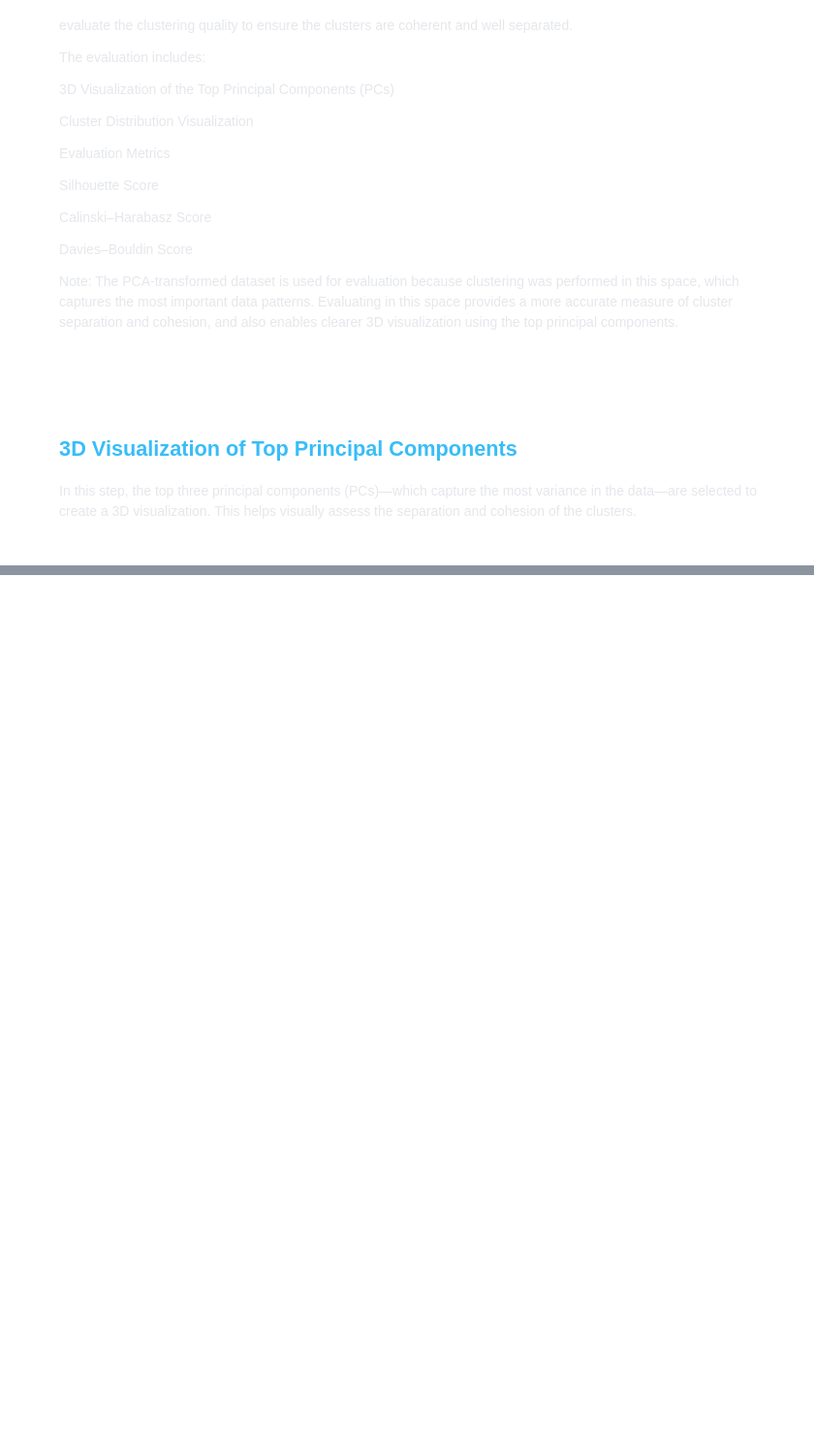
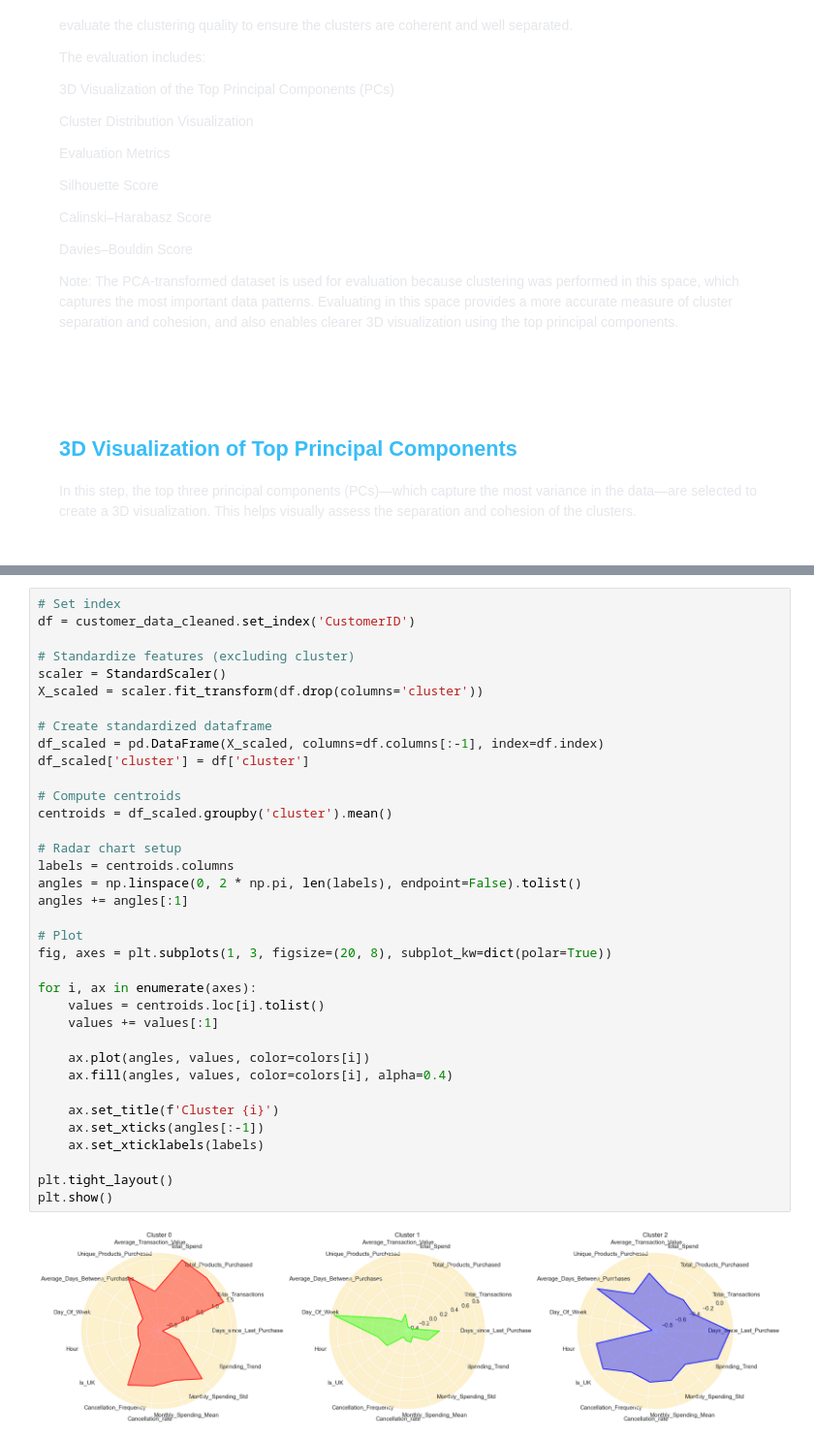
Before and after one commit to jossycm17/Recommendation-system, a Jupyter notebook: Recommendation_System.ipynb, the cells around one changed output, grey strips where cells are left out. Shown at 97% size. Cells and saved outputs as stored; diff of their text form; blank space fills up the shorter version.

```diff
--- a/Recommendation_System.ipynb
+++ b/Recommendation_System.ipynb
@@ -2968,0 +3201,38 @@ cluster2 = customer_data_pca[customer_data_pca["cluster"] == 2]
+# %%
+# Set index
+df = customer_data_cleaned.set_index('CustomerID')
+
+# Standardize features (excluding cluster)
+scaler = StandardScaler()
+X_scaled = scaler.fit_transform(df.drop(columns='cluster'))
+
+# Create standardized dataframe
+df_scaled = pd.DataFrame(X_scaled, columns=df.columns[:-1], index=df.index)
+df_scaled['cluster'] = df['cluster']
+
+# Compute centroids
+centroids = df_scaled.groupby('cluster').mean()
+
+# Radar chart setup
+labels = centroids.columns
+angles = np.linspace(0, 2 * np.pi, len(labels), endpoint=False).tolist()
+angles += angles[:1]
+
+# Plot
+fig, axes = plt.subplots(1, 3, figsize=(20, 8), subplot_kw=dict(polar=True))
+
+for i, ax in enumerate(axes):
+    values = centroids.loc[i].tolist()
+    values += values[:1]
+
+    ax.plot(angles, values, color=colors[i])
+    ax.fill(angles, values, color=colors[i], alpha=0.4)
+
+    ax.set_title(f'Cluster {i}')
+    ax.set_xticks(angles[:-1])
+    ax.set_xticklabels(labels)
+
+plt.tight_layout()
+plt.show()
+# %% [output]
+[figure, added]
```
Also changed, not shown: parts of 16 cells of this notebook.
